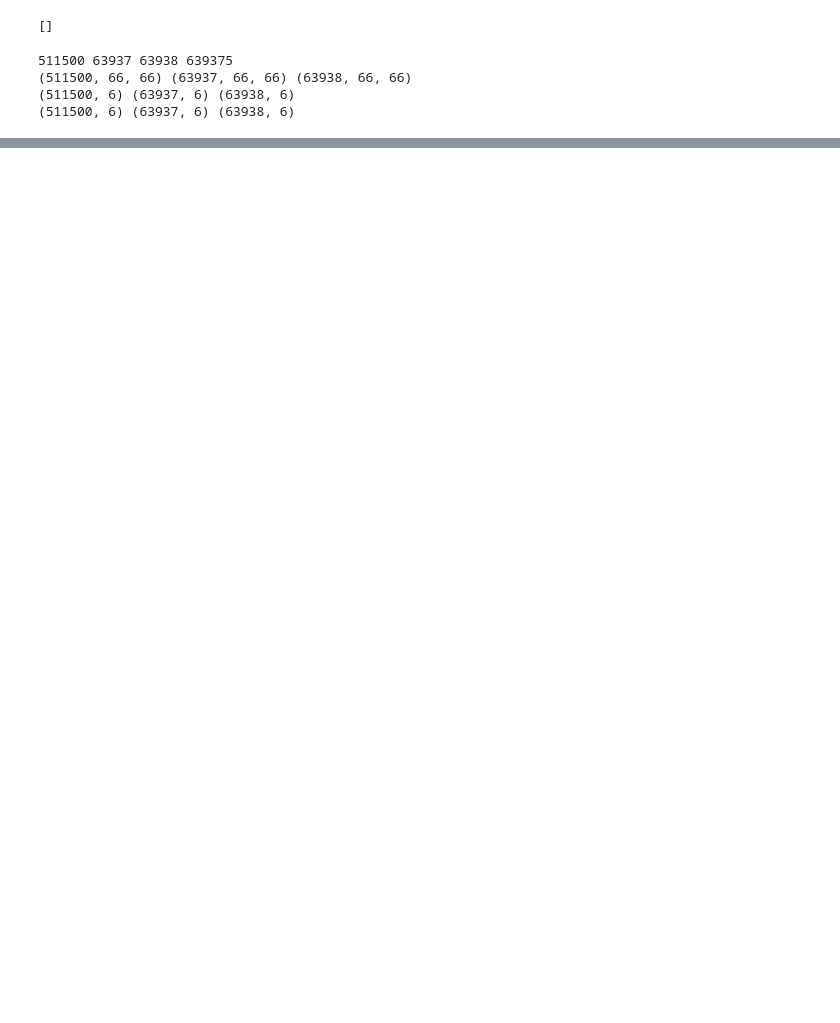
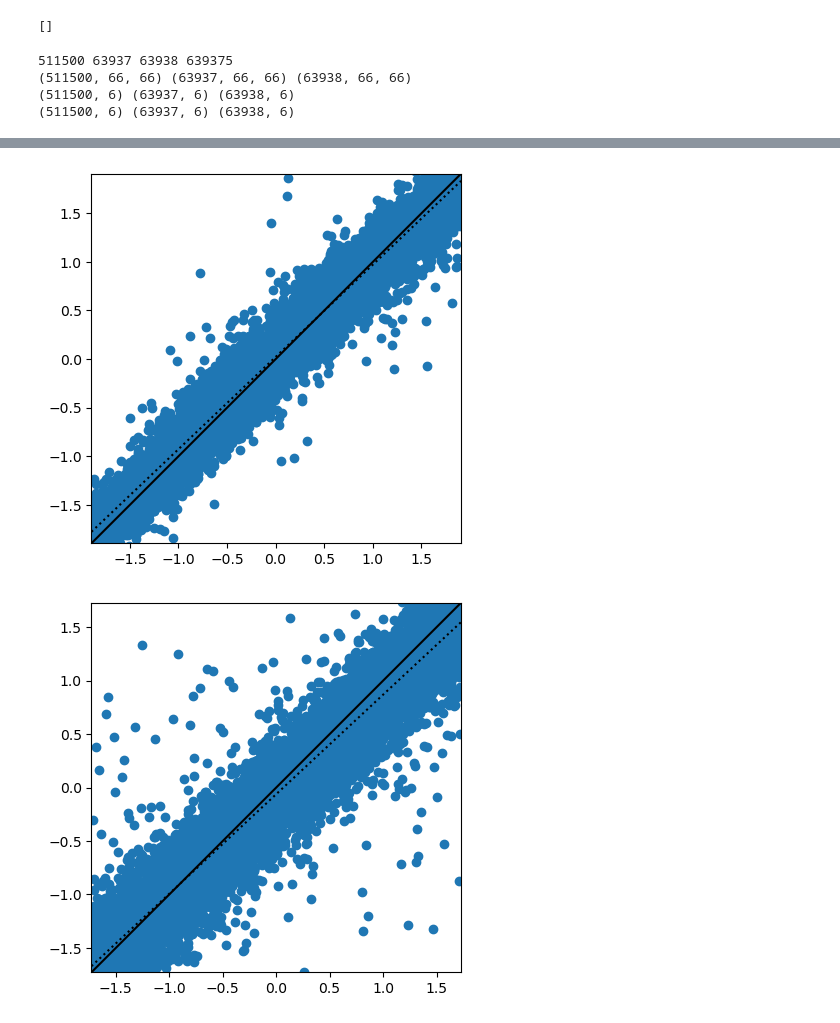
Before and after one commit to shubhagrawal30/ViT_weak_lensing, a Jupyter notebook: notebooks/6-parameter_maps.ipynb, the cells around one changed output, grey strips where cells are left out. Drawn from its saved outputs; the diff is of its cells as text; code cells hidden in the pictures; blank space fills up the shorter version.

```diff
--- a/notebooks/6-parameter_maps.ipynb
+++ b/notebooks/6-parameter_maps.ipynb
@@ -70,3 +70,21 @@ print(train_y.shape, val_y.shape, test_y.shape)
 (511500, 66, 66) (63937, 66, 66) (63938, 66, 66)
 (511500, 6) (63937, 6) (63938, 6)
 (511500, 6) (63937, 6) (63938, 6)
+# %%
+from sklearn.preprocessing import StandardScaler
+scaler_y = StandardScaler()
+scaler_y.fit(a)
+
+print(np.mean(train_y, axis=0))
+print(np.mean(val_y, axis=0))
+print(np.mean(test_y, axis=0))
+
+train_y, val_y, test_y = scaler_y.transform(train_y), \
+        scaler_y.transform(val_y), scaler_y.transform(test_y)
+
+print(np.mean(train_y, axis=0))
+print(np.mean(val_y, axis=0))
+print(np.mean(test_y, axis=0))
+print(np.std(train_y, axis=0))
+print(np.std(val_y, axis=0))
+print(np.std(test_y, axis=0))
@@ -113,3 +155,3 @@ Non-trainable params: 0
 _________________________________________________________________
 # %%
-model.fit(train_x, train_y, epochs=1, batch_size=1, verbose=1)
+model.fit(train_x, train_y, epochs=50, batch_size=4, verbose=1, callbacks=[CustomCallback(10)])
@@ -115,0 +284,18 @@ model.fit(train_x, train_y, epochs=1, batch_size=1, verbose=1)
+# %%
+plot_x, plot_y = train_x[:10100], train_y[:10100]
+predictions = model.predict(plot_x)
+upp_lims = np.nanmax(plot_y, axis=0)
+low_lims = np.nanmin(plot_y, axis=0)
+for ind, (low_lim, upp_lim) in enumerate(zip(low_lims, upp_lims)):
+    p = np.poly1d(np.polyfit(plot_y[:, ind], predictions[:, ind], 1))
+    plt.figure()
+    plt.scatter(plot_y[:, ind], predictions[:, ind])
+    plt.plot([low_lim, upp_lim], [low_lim, upp_lim], color="black")
+    plt.plot([low_lim, upp_lim], [p(low_lim), p(upp_lim)], color="black", ls=":")
+    plt.xlim([low_lim, upp_lim])
+    plt.ylim([low_lim, upp_lim])
+    ax = plt.gca()
+    ax.set_aspect('equal', adjustable='box')
+    plt.show()
+    plt.close()
+# %% [output]
@@ -115,0 +303,2 @@ model.fit(train_x, train_y, epochs=1, batch_size=1, verbose=1)
+[figure, new version]
+[figure, new version]
```
Also changed, not shown: parts of 13 cells of this notebook, 3 other files.
